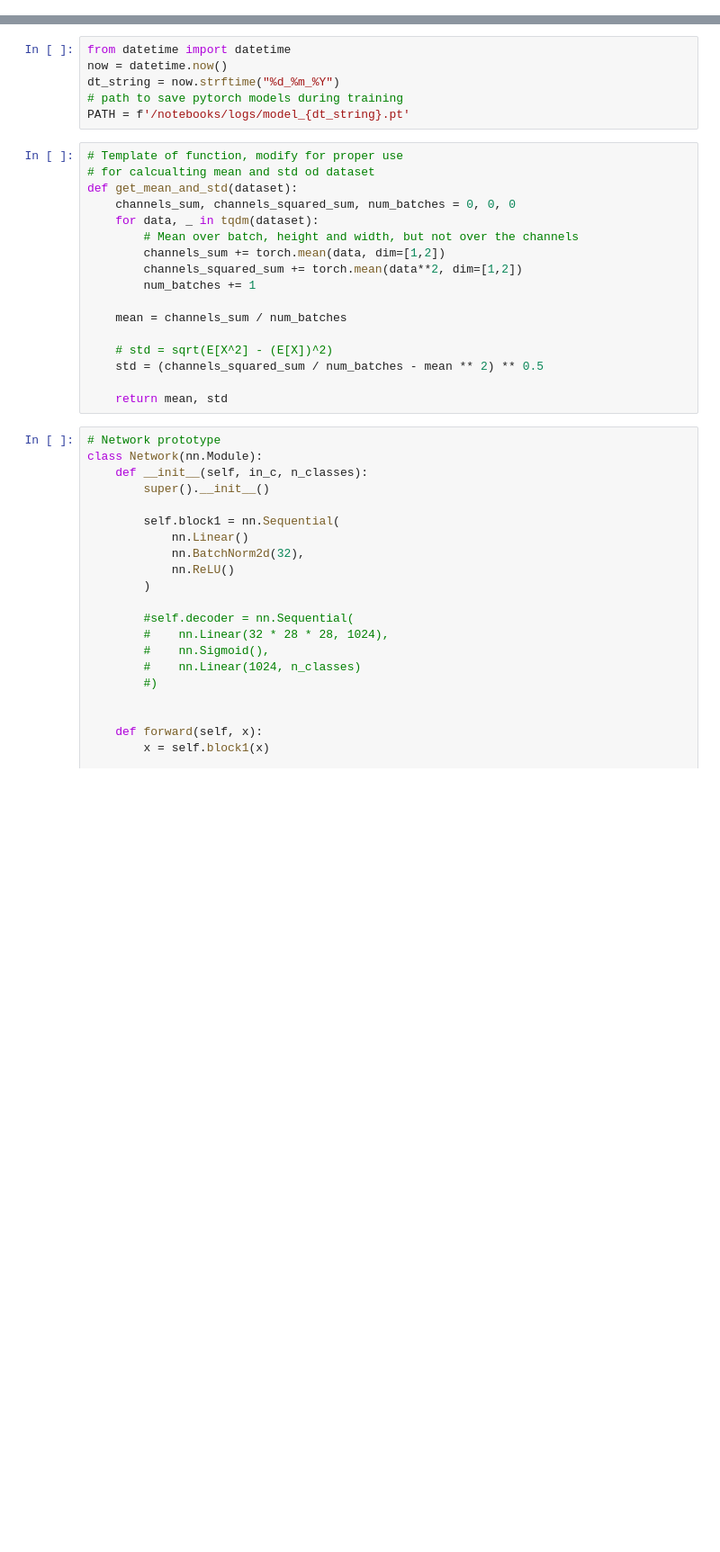
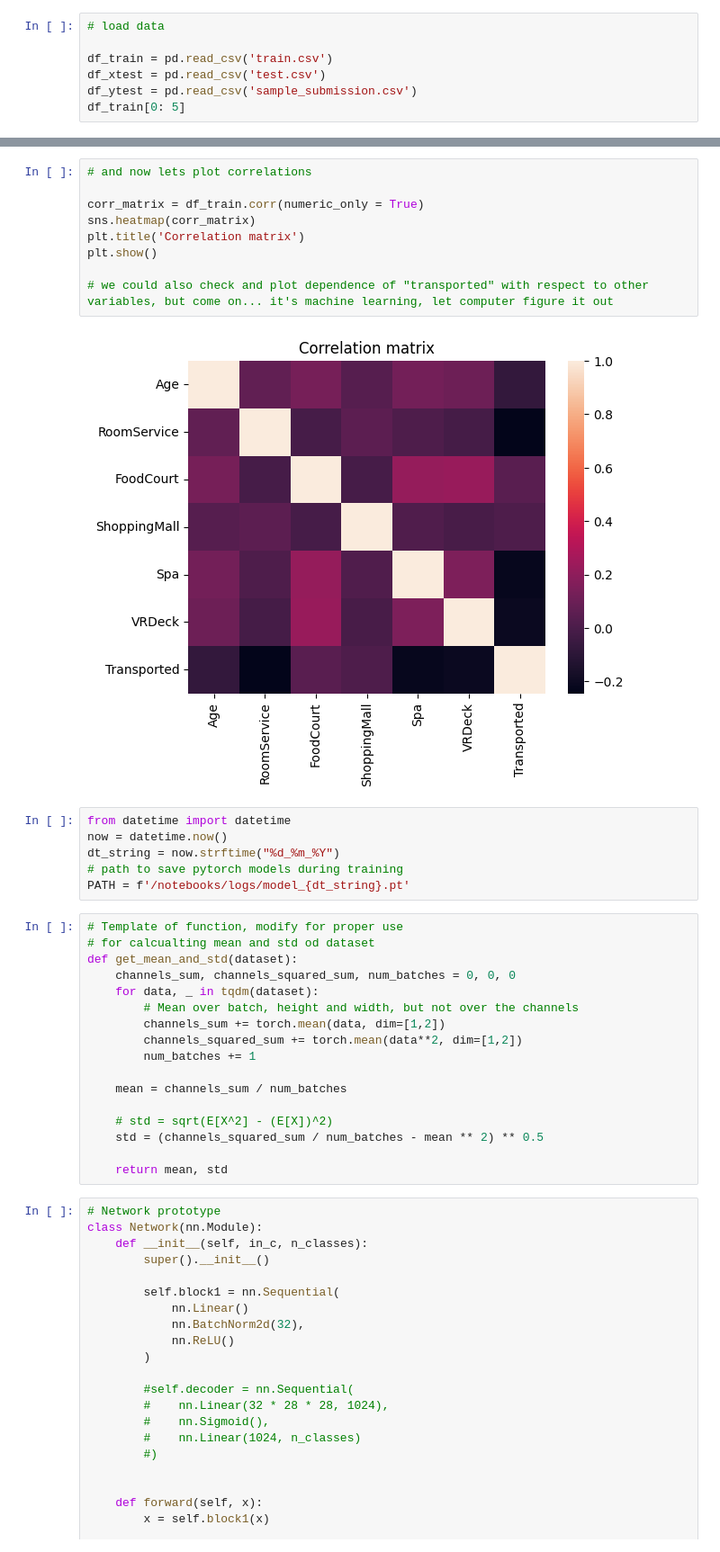
Before and after one commit to chrzanowski000/Space_titanic_project, a Jupyter notebook: main.ipynb, the cells around one changed output, grey strips where cells are left out. Shown at 90% size. Saved outputs shown, nothing was run; the diff lists cells and outputs as text; blank space fills up the shorter version.

Commit message:
plots and analysis

```diff
--- a/main.ipynb
+++ b/main.ipynb
@@ -31,0 +36,7 @@ if device == 'cuda':
+# %%
+# load data
+
+df_train = pd.read_csv('train.csv')
+df_xtest = pd.read_csv('test.csv')
+df_ytest = pd.read_csv('sample_submission.csv')
+df_train[0: 5]
@@ -32,3 +211,14 @@ if device == 'cuda':
+# %%
+# and now lets plot correlations
+
+corr_matrix = df_train.corr(numeric_only = True)
+sns.heatmap(corr_matrix)
+plt.title('Correlation matrix')
+plt.show()
+
+# we could also check and plot dependence of "transported" with respect to other variables, but come on... it's machine learning, let computer figure it out
+# %% [output]
+[figure, added]
 # %%
 from datetime import datetime
 now = datetime.now()
```
Also changed, not shown: parts of 5 cells of this notebook, 4 other files.
